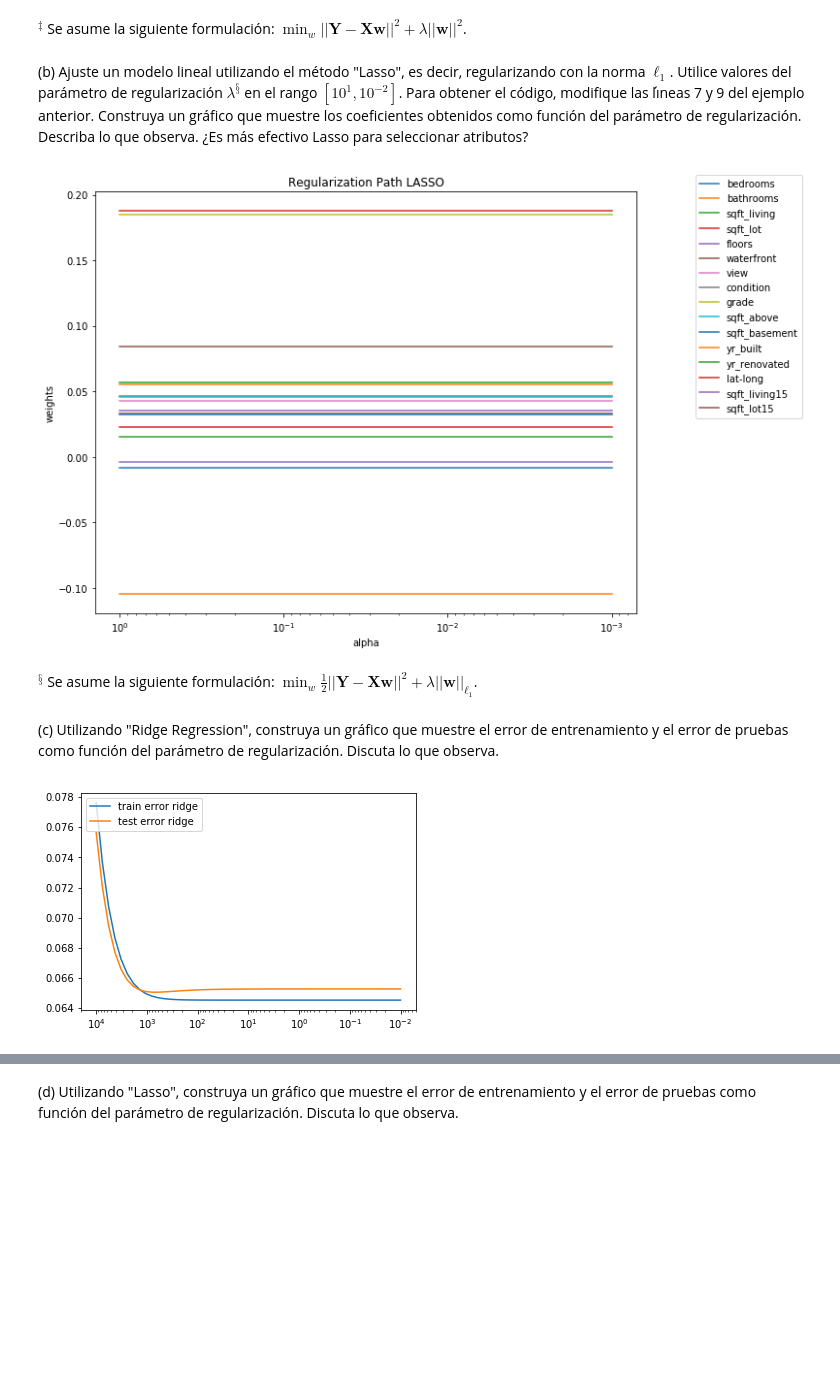
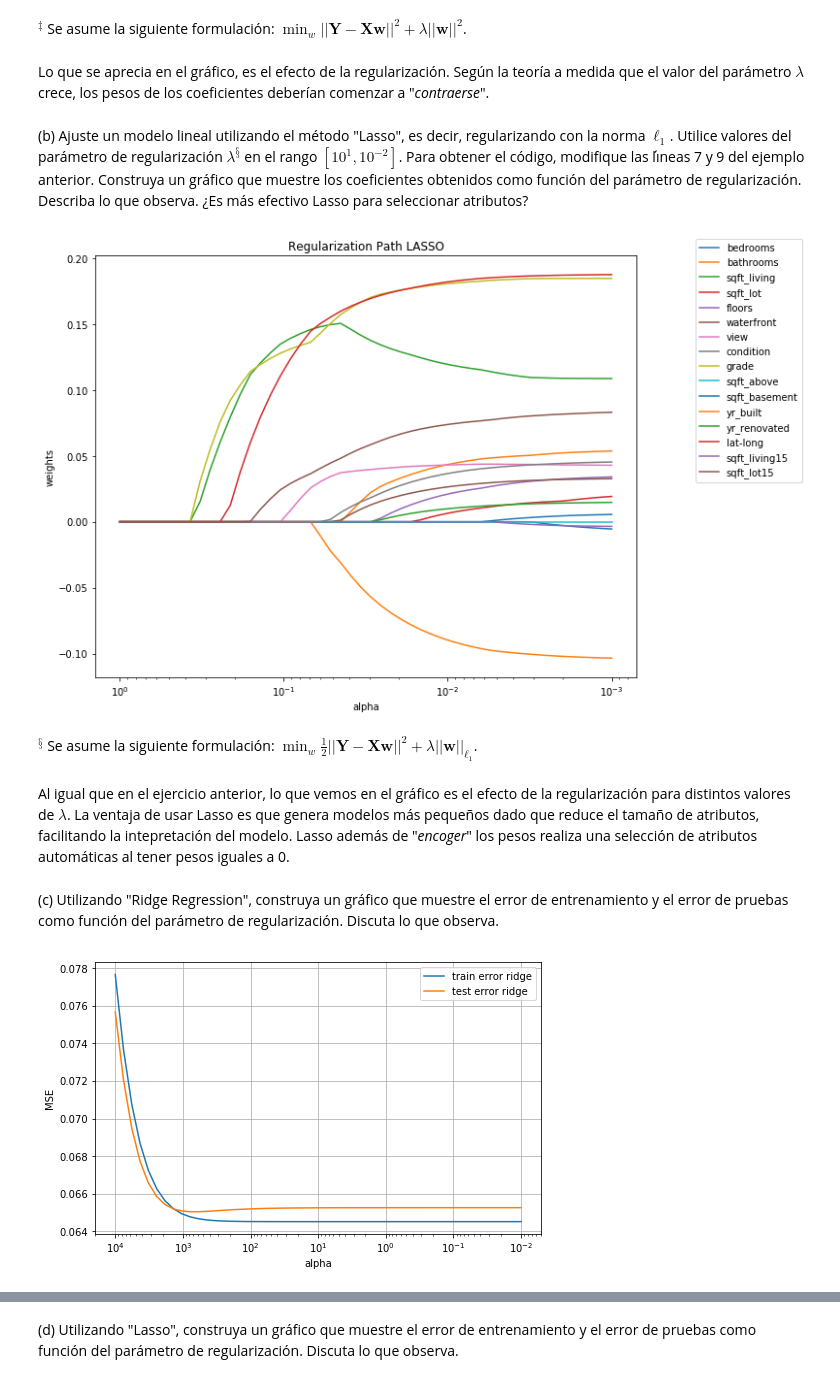
Before and after one commit to dsanmartin/INF578-HW, a Jupyter notebook: 1/Tarea1-ML.ipynb, the cells around one changed output, grey strips where cells are left out. Drawn from its saved outputs; the diff is of its cells as text; code cells hidden in the pictures; blank space fills up the shorter version.

```diff
--- a/1/Tarea1-ML.ipynb
+++ b/1/Tarea1-ML.ipynb
@@ -505,9 +505,9 @@ names_regressors = ["bedrooms","bathrooms","sqft_living","sqft_lot","floors","wa
     "condition","grade","sqft_above","sqft_basement","yr_built","yr_renovated","lat-long",
     "sqft_living15","sqft_lot15"]
 
-alphas_ = np.logspace(4,-1,base=10)
+alphas_ = np.logspace(8,-1,base=10)
 coefs = []
-model = Ridge(fit_intercept=True,solver='svd')
+model = Ridge(fit_intercept=True, solver='svd')
 for a in alphas_:
     model.set_params(alpha=a)
     model.fit(Dtrain, ytrain)
@@ -534,5 +534,7 @@ plt.show()
 # %% [markdown]
 $^{‡}$ Se asume la siguiente formulación: $\min_w ||\textbf{Y} - \textbf{Xw}||^2 + \lambda ||\textbf{w}||^2$.
+# %% [markdown]
+Lo que se aprecia en el gráfico, es el efecto de la regularización. Según la teoría a medida que el valor del parámetro $\lambda$ crece, los pesos de los coeficientes deberían comenzar a "*contraerse*".
 # %% [markdown]
 (b) Ajuste un modelo lineal utilizando el método "Lasso", es decir, regularizando con la norma $\ell_1$. Utilice valores del parámetro de regularización $\lambda^{§}$ en el rango $[10^1 ,10^{−2}]$. Para obtener el código, modifique las lı́neas 7 y 9 del ejemplo anterior. Construya un gráfico que muestre los coeficientes obtenidos como función del parámetro de regularización. Describa lo que observa. ¿Es más efectivo Lasso para seleccionar atributos?
 # %%
@@ -549,12 +551,12 @@ names_regressors = ["bedrooms","bathrooms","sqft_living","sqft_lot","floors","wa
 
 alphas_ = np.logspace(0,-3,base=10)
 coefs = []
-clf = Ridge(fit_intercept=True)
+clf = Lasso(fit_intercept=True)
 
 for a in alphas_:
     clf.set_params(alpha=a)
     clf.fit(Dtrain, ytrain)
-    coefs.append(model.coef_)
+    coefs.append(clf.coef_)
     ax = plt.gca()
 
 for y_arr, label in zip(np.squeeze(coefs).T, names_regressors):
@@ -573,35 +575,41 @@ plt.axis('tight')
 plt.legend(bbox_to_anchor=(1.1, 1.05))
 plt.show()
 # %% [output]
-[figure, old version]
+[figure, new version]
 # %% [markdown]
 $^{§}$ Se asume la siguiente formulación: $\min_w \frac12 ||\textbf{Y} - \textbf{Xw}||^2 + \lambda ||\textbf{w}||_{\ell_1}$.
+# %% [markdown]
+Al igual que en el ejercicio anterior, lo que vemos en el gráfico es el efecto de la regularización para distintos valores de $\lambda$. La ventaja de usar Lasso es que genera modelos más pequeños dado que reduce el tamaño de atributos, facilitando la intepretación del modelo. Lasso además de "*encoger*" los pesos realiza una selección de atributos automáticas al tener pesos iguales a 0.
 # %% [markdown]
 (c) Utilizando "Ridge Regression", construya un gráfico que muestre el error de entrenamiento y el error de pruebas como función del parámetro de regularización. Discuta lo que observa.
 # %%
 Xtest = x_test.copy()
 ytest = ytest.copy()
 Xtest = Xtest.drop('intercept', axis=1)
 alphas_ = np.logspace(4,-2,base=10)
 coefs = []
 model = Ridge(fit_intercept=True)
 mse_test = []
 mse_train = []
 
 for a in alphas_:
     model.set_params(alpha=a)
     model.fit(Dtrain, ytrain)
     yhat_train = model.predict(Dtrain)
     yhat_test = model.predict(Xtest)
     mse_train.append(np.mean(np.power(yhat_train - ytrain, 2)))
     mse_test.append(np.mean(np.power(yhat_test - ytest, 2)))
 
+ax = plt.figure(figsize=(8, 5))
 ax = plt.gca()
 ax.plot(alphas_,mse_train,label='train error ridge')
 ax.plot(alphas_,mse_test,label='test error ridge')
-plt.legend(loc=2)
+plt.legend()
+plt.grid(True)
 ax.set_xscale('log')
 ax.set_xlim(ax.get_xlim()[::-1])
+plt.xlabel("alpha")
+plt.ylabel("MSE")
 plt.show()
 # %% [output]
-[figure, old version]
+[figure, new version]
```
Also changed, not shown: parts of 17 cells of this notebook.
